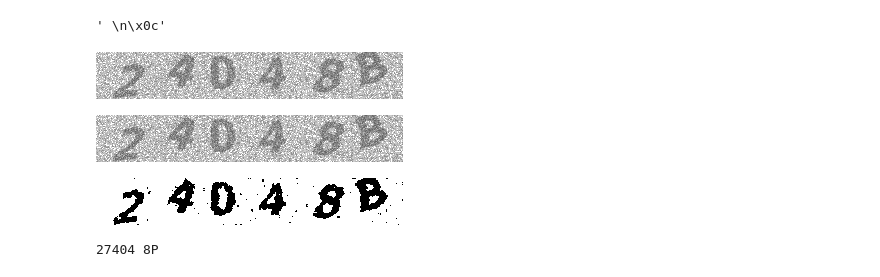
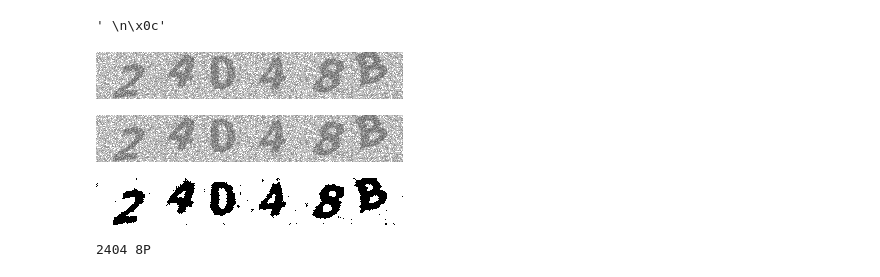
Before and after one commit to pawelp0499/Zaawansowane_programowanie21, a Jupyter notebook: main.ipynb, the cells around one changed output. Cells and saved outputs as stored; diff of their text form; code cells hidden in the pictures.

```diff
--- a/main.ipynb
+++ b/main.ipynb
@@ -44,16 +44,17 @@ read_text_from_img(cv2.imread('captcha1.png'))
 # %%
 img = cv2.imread('captcha.png')
 cv2_imshow(img)
 
 grayscale_image = cv2.cvtColor(img, cv2.COLOR_BGR2GRAY)
 cv2_imshow(grayscale_image)
 
-tresholded_image = cv2.threshold(cv2.medianBlur(grayscale_image, 3), 0, 255, cv2.THRESH_BINARY + cv2.THRESH_OTSU)[1]
+tresholded_image = cv2.threshold(cv2.bilateralFilter(grayscale_image, 5, 75, 75), 0, 255, cv2.THRESH_BINARY + cv2.THRESH_OTSU)[1]
+
 cv2_imshow(tresholded_image)
 
 print(read_text_from_img(tresholded_image))
 # %% [output]
 [figure]
 [figure]
-[figure, old version]
+[figure, new version]
-27404 8P
+2404 8P
```
